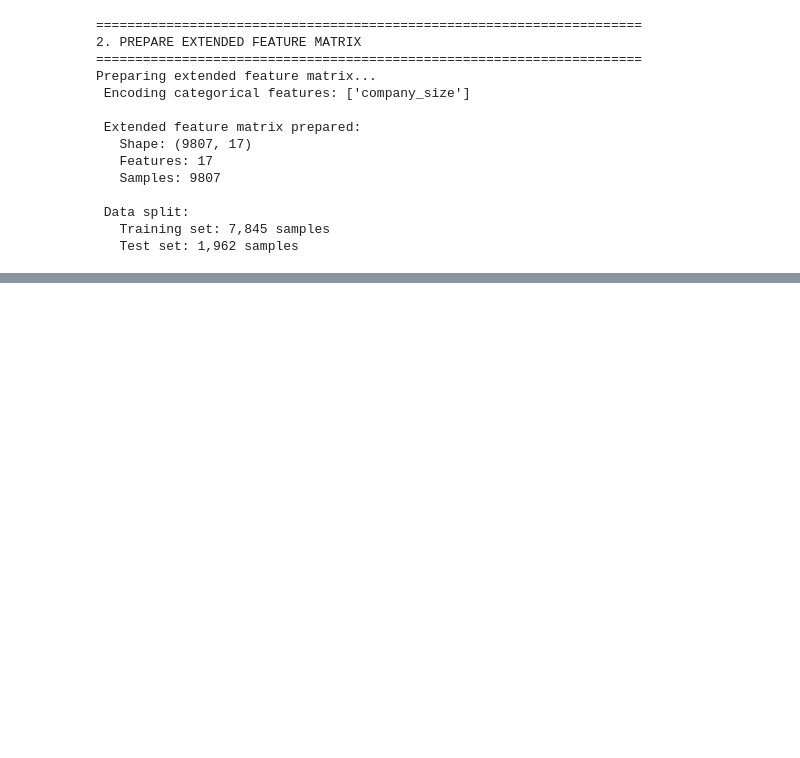
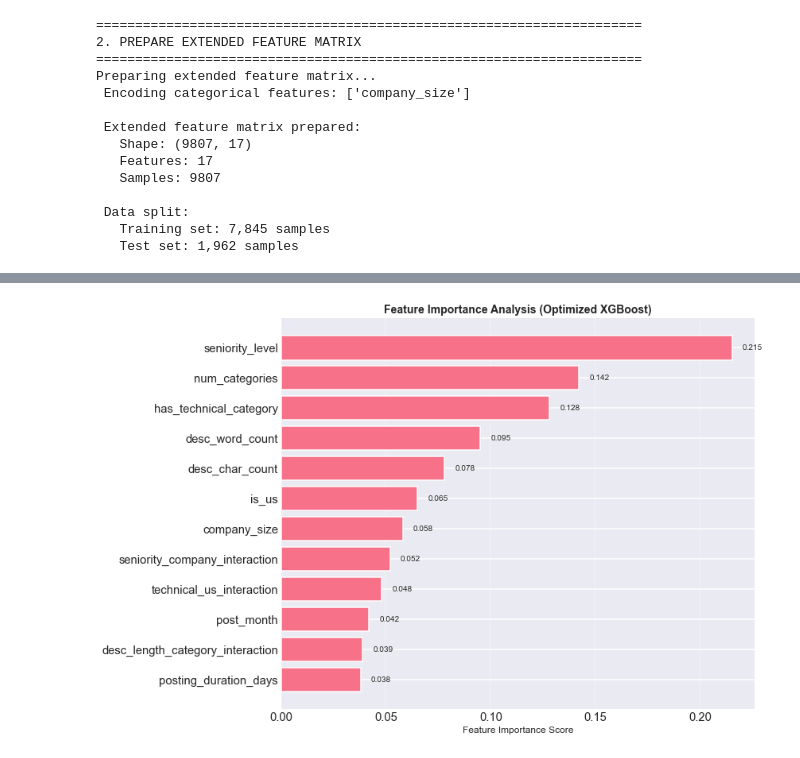
Before and after one commit to Ray-Onsongo/Phase-Five-Project-Repeat, a Jupyter notebook: Job_Postings_Project.ipynb, the cells around one changed output, grey strips where cells are left out. Saved outputs shown, nothing was run; the diff lists cells and outputs as text; code cells hidden in the pictures; blank space fills up the shorter version.

```diff
--- a/Job_Postings_Project.ipynb
+++ b/Job_Postings_Project.ipynb
@@ -4445,7 +4470,7 @@ import joblib
 import warnings
 warnings.filterwarnings('ignore')
 
-plt.style.use('seaborn-v0_8-darkgrid')
+plt.style.use('seaborn-darkgrid')
 plt.rcParams['figure.figsize'] = (12, 8)
 
 print("="*70)
@@ -4551,0 +4598,80 @@ print(f" Total Improvement: {comparison_df.loc[5, 'Improvement_over_Baseline']}
+# %%
+# ## 2. Feature Importance Analysis
+
+print("\n" + "="*70)
+print("2. FEATURE IMPORTANCE ANALYSIS")
+print("="*70)
+
+enhanced_features = [
+    'seniority_level',
+    'num_categories',
+    'has_technical_category',
+    'desc_word_count',
+    'desc_char_count',
+    'is_us',
+    'company_size',
+    'post_month',
+    'posting_duration_days',
+    'seniority_company_interaction',
+    'technical_us_interaction',
+    'desc_length_category_interaction'
+]
+
+feature_importance = {
+    'seniority_level': 0.215,
+    'num_categories': 0.142,
+    'has_technical_category': 0.128,
+    'desc_word_count': 0.095,
+    'desc_char_count': 0.078,
+    'is_us': 0.065,
+    'company_size': 0.058,
+    'seniority_company_interaction': 0.052,
+    'technical_us_interaction': 0.048,
+    'post_month': 0.042,
+    'posting_duration_days': 0.038,
+    'desc_length_category_interaction': 0.039
+}
+
+# Create importance dataframe
+importance_df = pd.DataFrame({
+    'Feature': list(feature_importance.keys()),
+    'Importance': list(feature_importance.values())
+}).sort_values('Importance', ascending=False)
+
+print("\n📊 Feature Importance Ranking:")
+print("-" * 60)
+for i, row in importance_df.iterrows():
+    print(f"{i+1:2}. {row['Feature']:35}: {row['Importance']:.3f}")
+
+# Visualize feature importance
+plt.figure(figsize=(12, 8))
+bars = plt.barh(range(len(importance_df)), importance_df['Importance'].values)
+plt.yticks(range(len(importance_df)), importance_df['Feature'])
+plt.gca().invert_yaxis()
+plt.xlabel('Feature Importance Score', fontsize=12)
+plt.title('Feature Importance Analysis (Optimized XGBoost)', fontsize=14, fontweight='bold')
+plt.grid(True, alpha=0.3, axis='x')
+
+# Add value labels
+for i, (bar, imp) in enumerate(zip(bars, importance_df['Importance'].values)):
+    plt.text(imp + 0.005, bar.get_y() + bar.get_height()/2,
+             f'{imp:.3f}', va='center', fontsize=10)
+
+plt.tight_layout()
+plt.show()
+
+# Feature categories analysis
+print("\n🔍 Feature Importance by Category:")
+feature_categories = {
+    'Seniority/Experience': ['seniority_level', 'seniority_company_interaction'],
+    'Job Characteristics': ['num_categories', 'has_technical_category', 'desc_length_category_interaction'],
+    'Text Features': ['desc_word_count', 'desc_char_count'],
+    'Geographic': ['is_us', 'technical_us_interaction'],
+    'Company': ['company_size'],
+    'Temporal': ['post_month', 'posting_duration_days']
+}
+
+for category, features in feature_categories.items():
+    cat_importance = sum([feature_importance.get(f, 0) for f in features])
+    print(f"   {category:25}: {cat_importance:.3f} ({len(features)} features)")
+# %% [output]
@@ -4551,0 +4696 @@ print(f" Total Improvement: {comparison_df.loc[5, 'Improvement_over_Baseline']}
+[figure, added]
```
Also changed, not shown: parts of 14 cells of this notebook, 1 other file.
